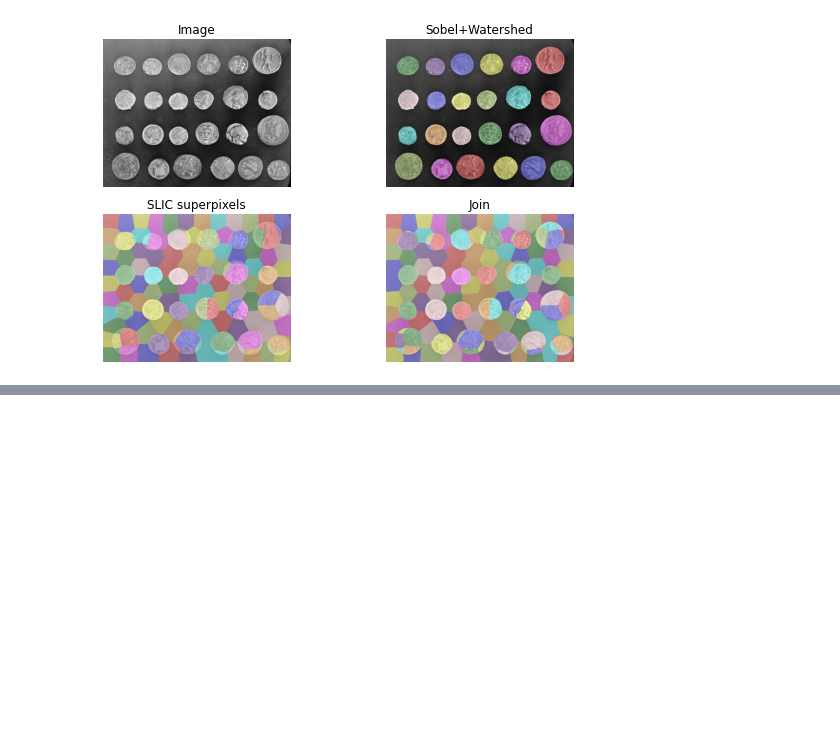
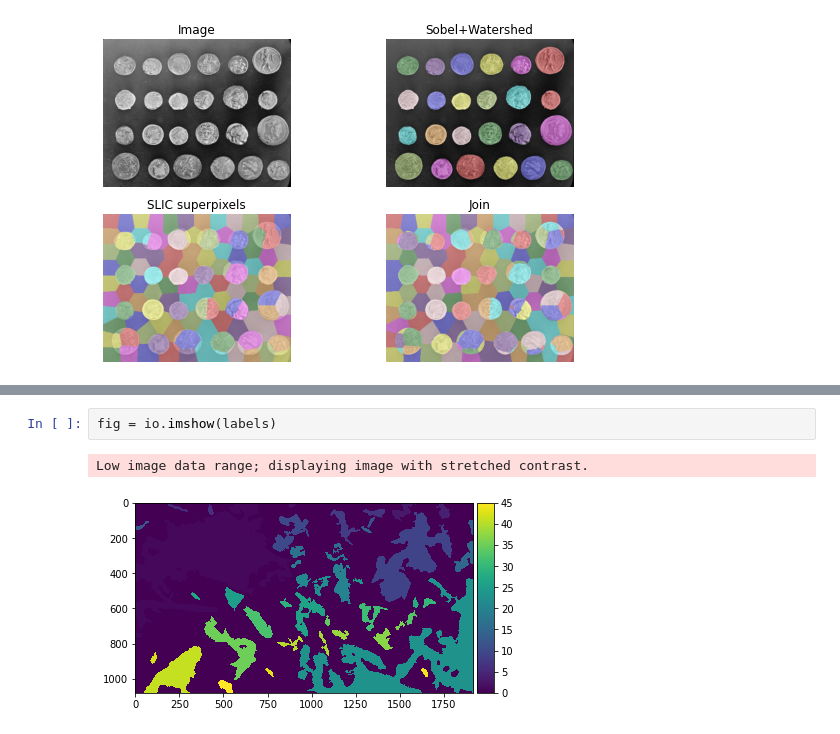
Before and after one commit to guilhermeilum/app_medir_tamanho_particula, a Jupyter notebook: app_teste.ipynb, the cells around one changed output, grey strips where cells are left out. Saved outputs shown, nothing was run; the diff lists cells and outputs as text; blank space fills up the shorter version.

```diff
--- a/app_teste.ipynb
+++ b/app_teste.ipynb
@@ -73,0 +182,5 @@ io.show()
+# %%
+fig = io.imshow(labels)
+# %% [output]
+Low image data range; displaying image with stretched contrast.
+[figure, added]
```
Also changed, not shown: parts of 5 cells of this notebook.
